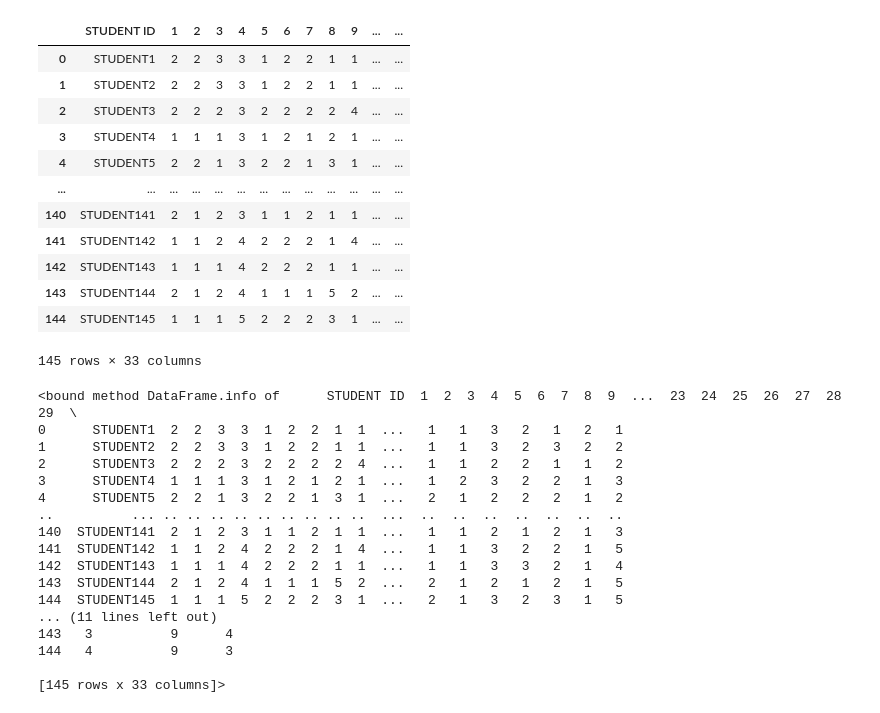
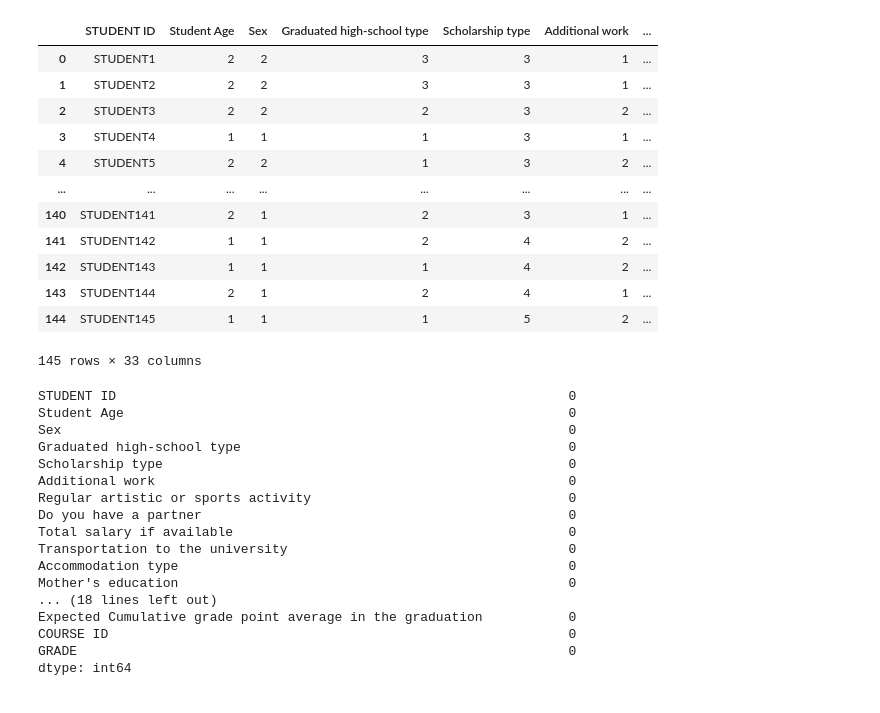
Before and after one commit to Hokure04/AISystems, a Jupyter notebook: AISystemsLab5/AISystemsLab5.ipynb, the cells around one changed output. Saved outputs shown, nothing was run; the diff lists cells and outputs as text; code cells hidden in the pictures.

```diff
--- a/AISystemsLab5/AISystemsLab5.ipynb
+++ b/AISystemsLab5/AISystemsLab5.ipynb
@@ -6,41 +6,43 @@ import matplotlib.pyplot as plt
 from math import sqrt
 # %%
 df = pd.read_csv("DATA.csv")
+column_name = ["STUDENT ID", "Student Age","Sex","Graduated high-school type","Scholarship type","Additional work","Regular artistic or sports activity","Do you have a partner","Total salary if available","Transportation to the university","Accommodation type","Mother's education","Father's education","Number of sisters/brothers","Parental status","Mother's occupation","Father's occupation","Weekly study hours","Reading frequency (non-scientific books/journals)","Reading frequency (scientific books/journals)","Attendance to the seminars/conferences related to the department","Impact of your projects/activities on your success","Attendance to classes","Preparation to midterm exams 1","Preparation to midterm exams 2","Taking notes in classes","Listening in classes","Discussion improves my interest and success in the course","Flip-classroom","Cumulative grade point average in the last semester","Expected Cumulative grade point average in the graduation","COURSE ID","GRADE"]
+df.columns = column_name
 df
 # %% [output]
-|  | STUDENT ID | 1 | 2 | 3 | 4 | 5 | 6 | 7 | 8 | 9 | ... | ... |
-| 0 | STUDENT1 | 2 | 2 | 3 | 3 | 1 | 2 | 2 | 1 | 1 | ... | ... |
-| 1 | STUDENT2 | 2 | 2 | 3 | 3 | 1 | 2 | 2 | 1 | 1 | ... | ... |
-| 2 | STUDENT3 | 2 | 2 | 2 | 3 | 2 | 2 | 2 | 2 | 4 | ... | ... |
-| 3 | STUDENT4 | 1 | 1 | 1 | 3 | 1 | 2 | 1 | 2 | 1 | ... | ... |
-| 4 | STUDENT5 | 2 | 2 | 1 | 3 | 2 | 2 | 1 | 3 | 1 | ... | ... |
-| ... | ... | ... | ... | ... | ... | ... | ... | ... | ... | ... | ... | ... |
-| 140 | STUDENT141 | 2 | 1 | 2 | 3 | 1 | 1 | 2 | 1 | 1 | ... | ... |
-| 141 | STUDENT142 | 1 | 1 | 2 | 4 | 2 | 2 | 2 | 1 | 4 | ... | ... |
-| 142 | STUDENT143 | 1 | 1 | 1 | 4 | 2 | 2 | 2 | 1 | 1 | ... | ... |
-| 143 | STUDENT144 | 2 | 1 | 2 | 4 | 1 | 1 | 1 | 5 | 2 | ... | ... |
-| 144 | STUDENT145 | 1 | 1 | 1 | 5 | 2 | 2 | 2 | 3 | 1 | ... | ... |
+|  | STUDENT ID | Student Age | Sex | Graduated high-school type | Scholarship type | Additional work | ... |
+| 0 | STUDENT1 | 2 | 2 | 3 | 3 | 1 | ... |
+| 1 | STUDENT2 | 2 | 2 | 3 | 3 | 1 | ... |
+| 2 | STUDENT3 | 2 | 2 | 2 | 3 | 2 | ... |
+| 3 | STUDENT4 | 1 | 1 | 1 | 3 | 1 | ... |
+| 4 | STUDENT5 | 2 | 2 | 1 | 3 | 2 | ... |
+| ... | ... | ... | ... | ... | ... | ... | ... |
+| 140 | STUDENT141 | 2 | 1 | 2 | 3 | 1 | ... |
+| 141 | STUDENT142 | 1 | 1 | 2 | 4 | 2 | ... |
+| 142 | STUDENT143 | 1 | 1 | 1 | 4 | 2 | ... |
+| 143 | STUDENT144 | 2 | 1 | 2 | 4 | 1 | ... |
+| 144 | STUDENT145 | 1 | 1 | 1 | 5 | 2 | ... |
 145 rows × 33 columns
 # %%
-df.info
+print(df.isnull().sum())
 # %% [output]
-<bound method DataFrame.info of      STUDENT ID  1  2  3  4  5  6  7  8  9  ...  23  24  25  26  27  28  29  \
-0      STUDENT1  2  2  3  3  1  2  2  1  1  ...   1   1   3   2   1   2   1
-1      STUDENT2  2  2  3  3  1  2  2  1  1  ...   1   1   3   2   3   2   2
-2      STUDENT3  2  2  2  3  2  2  2  2  4  ...   1   1   2   2   1   1   2
-3      STUDENT4  1  1  1  3  1  2  1  2  1  ...   1   2   3   2   2   1   3
-4      STUDENT5  2  2  1  3  2  2  1  3  1  ...   2   1   2   2   2   1   2
-..          ... .. .. .. .. .. .. .. .. ..  ...  ..  ..  ..  ..  ..  ..  ..
-140  STUDENT141  2  1  2  3  1  1  2  1  1  ...   1   1   2   1   2   1   3
-141  STUDENT142  1  1  2  4  2  2  2  1  4  ...   1   1   3   2   2   1   5
-142  STUDENT143  1  1  1  4  2  2  2  1  1  ...   1   1   3   3   2   1   4
-143  STUDENT144  2  1  2  4  1  1  1  5  2  ...   2   1   2   1   2   1   5
-144  STUDENT145  1  1  1  5  2  2  2  3  1  ...   2   1   3   2   3   1   5
-... (11 lines left out)
-143   3          9      4
-144   4          9      3
-
-[145 rows x 33 columns]>
+STUDENT ID                                                          0
+Student Age                                                         0
+Sex                                                                 0
+Graduated high-school type                                          0
+Scholarship type                                                    0
+Additional work                                                     0
+Regular artistic or sports activity                                 0
+Do you have a partner                                               0
+Total salary if available                                           0
+Transportation to the university                                    0
+Accommodation type                                                  0
+Mother's education                                                  0
+... (18 lines left out)
+Expected Cumulative grade point average in the graduation           0
+COURSE ID                                                           0
+GRADE                                                               0
+dtype: int64
 # %%
 df.describe()
 # %% [output]
```
Also changed, not shown: parts of 10 cells of this notebook, 1 other file.
